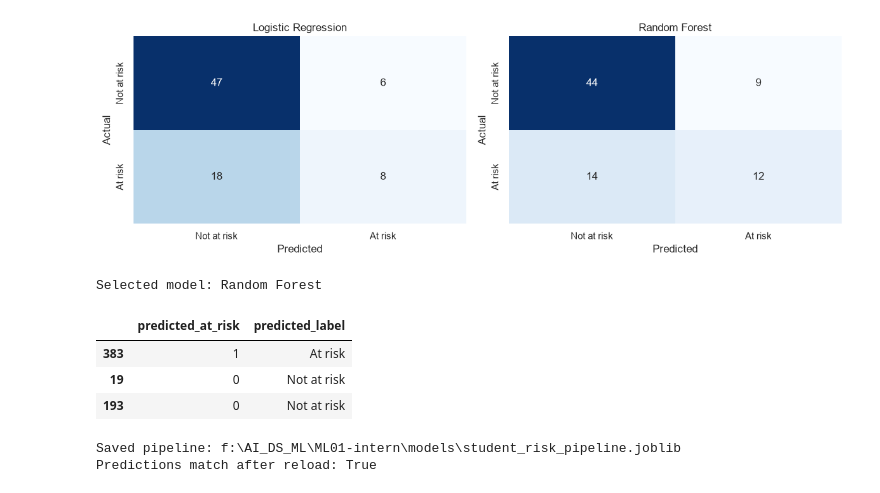
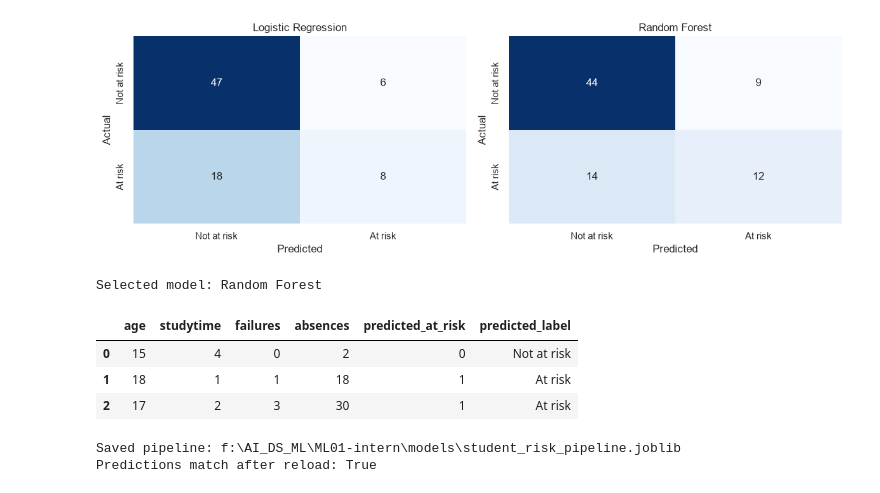
Before and after one commit to ashmax77/student-performance-ml, a Jupyter notebook: notebooks/book.ipynb, the cells around one changed output. Drawn from its saved outputs; the diff is of its cells as text; code cells hidden in the pictures.

Commit message:
fix: use synthetic unseen prediction samples

```diff
--- a/notebooks/book.ipynb
+++ b/notebooks/book.ipynb
@@ -311,33 +311,43 @@ Selected model: Random Forest
 # %%
 import joblib
 
-# Refit the selected pipeline on all labeled rows after the test evaluation is complete.
 final_pipeline.fit(X, y)
 MODEL_PATH.parent.mkdir(parents=True, exist_ok=True)
 joblib.dump(final_pipeline, MODEL_PATH)
 
 reloaded_pipeline = joblib.load(MODEL_PATH)
-unseen_samples = X_test.iloc[:3].copy()
-in_memory_predictions = final_pipeline.predict(unseen_samples)
-reloaded_predictions = reloaded_pipeline.predict(unseen_samples)
+synthetic_samples = pd.DataFrame(
+    [
+        {column: X[column].mode().iloc[0] for column in X.columns},
+        {column: X[column].mode().iloc[0] for column in X.columns},
+        {column: X[column].mode().iloc[0] for column in X.columns},
+    ],
+    columns=X.columns,
+)
+synthetic_samples.loc[0, ["age", "studytime", "failures", "absences"]] = [15, 4, 0, 2]
+synthetic_samples.loc[1, ["age", "studytime", "failures", "absences"]] = [18, 1, 1, 18]
+synthetic_samples.loc[2, ["age", "studytime", "failures", "absences"]] = [17, 2, 3, 30]
 
-prediction_summary = unseen_samples.copy()
+in_memory_predictions = final_pipeline.predict(synthetic_samples)
+reloaded_predictions = reloaded_pipeline.predict(synthetic_samples)
+
+prediction_summary = synthetic_samples[["age", "studytime", "failures", "absences"]].copy()
 prediction_summary["predicted_at_risk"] = reloaded_predictions
 prediction_summary["predicted_label"] = np.where(
     reloaded_predictions == 1, "At risk", "Not at risk"
 )
 
-display(prediction_summary[["predicted_at_risk", "predicted_label"]])
+display(prediction_summary)
 print(f"Saved pipeline: {MODEL_PATH}")
 print(f"Predictions match after reload: {np.array_equal(in_memory_predictions, reloaded_predictions)}")
 
-assert set(LEAKAGE_COLUMNS).isdisjoint(unseen_samples.columns)
+assert set(LEAKAGE_COLUMNS).isdisjoint(synthetic_samples.columns)
 assert np.array_equal(in_memory_predictions, reloaded_predictions)
 assert MODEL_PATH.exists()
 # %% [output]
-|  | predicted_at_risk | predicted_label |
-| 383 | 1 | At risk |
-| 19 | 0 | Not at risk |
-| 193 | 0 | Not at risk |
+|  | age | studytime | failures | absences | predicted_at_risk | predicted_label |
+| 0 | 15 | 4 | 0 | 2 | 0 | Not at risk |
+| 1 | 18 | 1 | 1 | 18 | 1 | At risk |
+| 2 | 17 | 2 | 3 | 30 | 1 | At risk |
 Saved pipeline: f:\AI_DS_ML\ML01-intern\models\student_risk_pipeline.joblib
 Predictions match after reload: True
```
